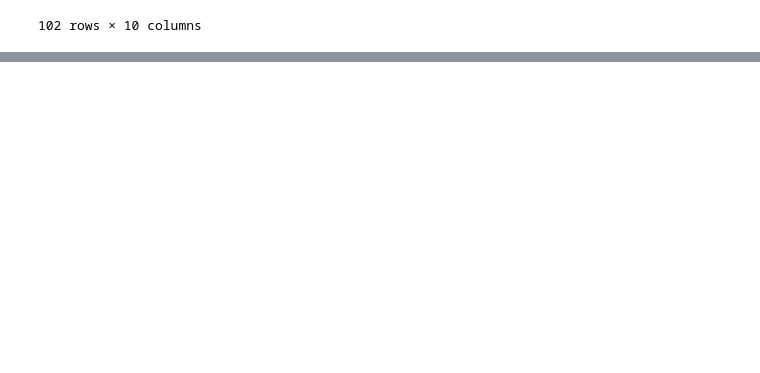
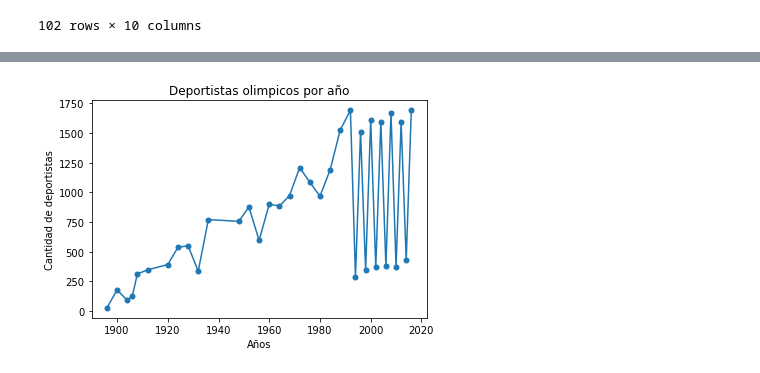
Before and after one commit to Elmatinho/DataScience_Unilever, a Jupyter notebook: Semana_3/Clases/Duodecima_clase_12_04_22.ipynb, the cells around one changed output, grey strips where cells are left out. Saved outputs shown, nothing was run; the diff lists cells and outputs as text; code cells hidden in the pictures; blank space fills up the shorter version.

```diff
--- a/Semana_3/Clases/Duodecima_clase_12_04_22.ipynb
+++ b/Semana_3/Clases/Duodecima_clase_12_04_22.ipynb
@@ -149,0 +153,3 @@ df_bancos
+# %%
+filename='/Users/matiasinostrozacifuentes/Desktop/python_intro/DataScience_Unilever/Semana_3/Data/athleteEventsNoPersonal.csv'
+base=pd.read_csv(filename)
@@ -149,0 +172,4 @@ df_bancos
+# %%
+valorUnico=base.groupby(['Year'])['ID'].nunique(
+)
+valorUnico
@@ -149,0 +194,8 @@ df_bancos
+# %%
+plt.plot(valorUnico.index,valorUnico.values,marker='.',markersize=10)
+plt.ylabel('Cantidad de deportistas')
+plt.xlabel('Años')
+plt.title('Deportistas olimpicos por año')
+plt.show()
+# %% [output]
+[figure, added]
```
Also changed, not shown: parts of 10 cells of this notebook, 3 other files.
